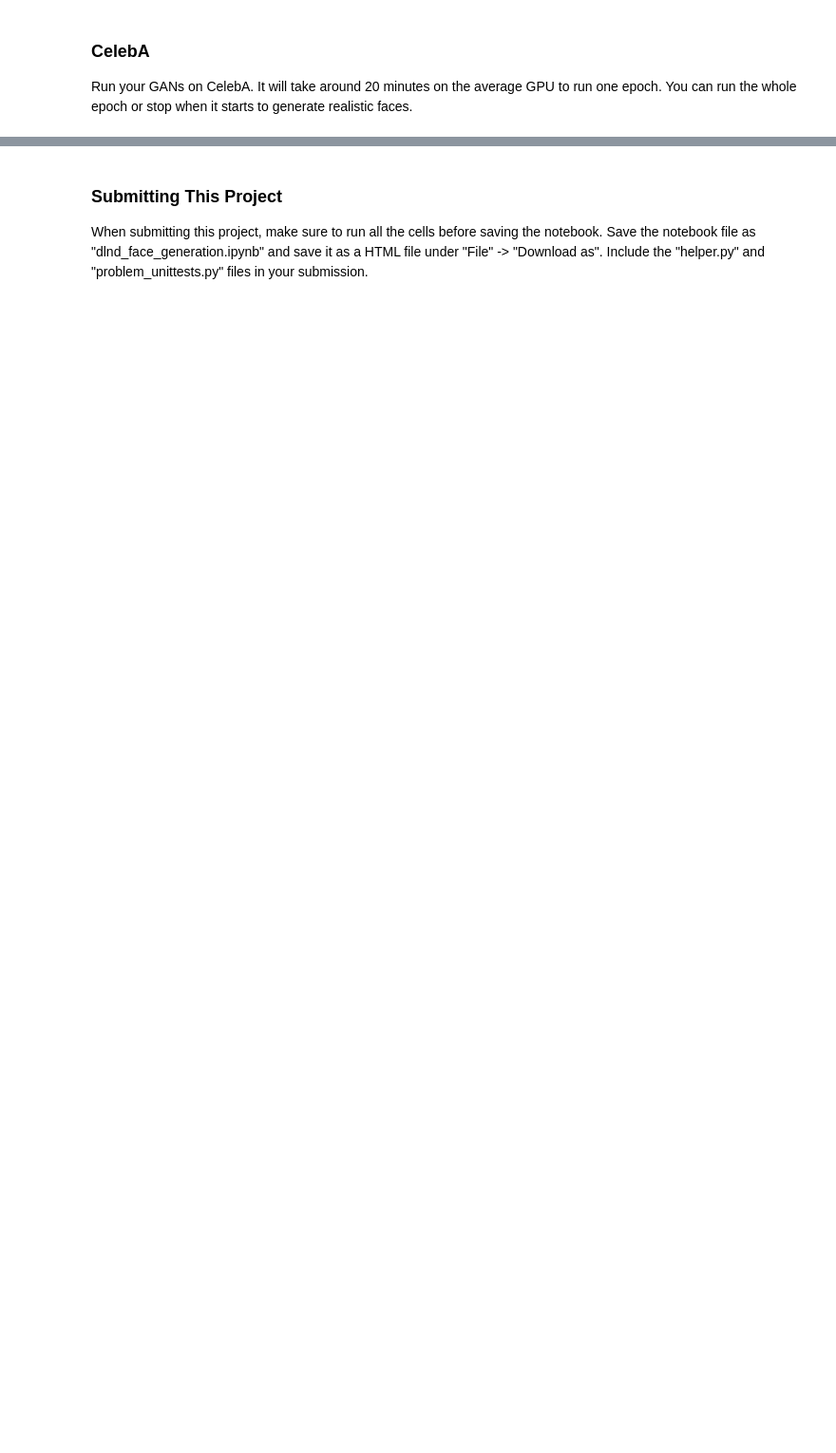
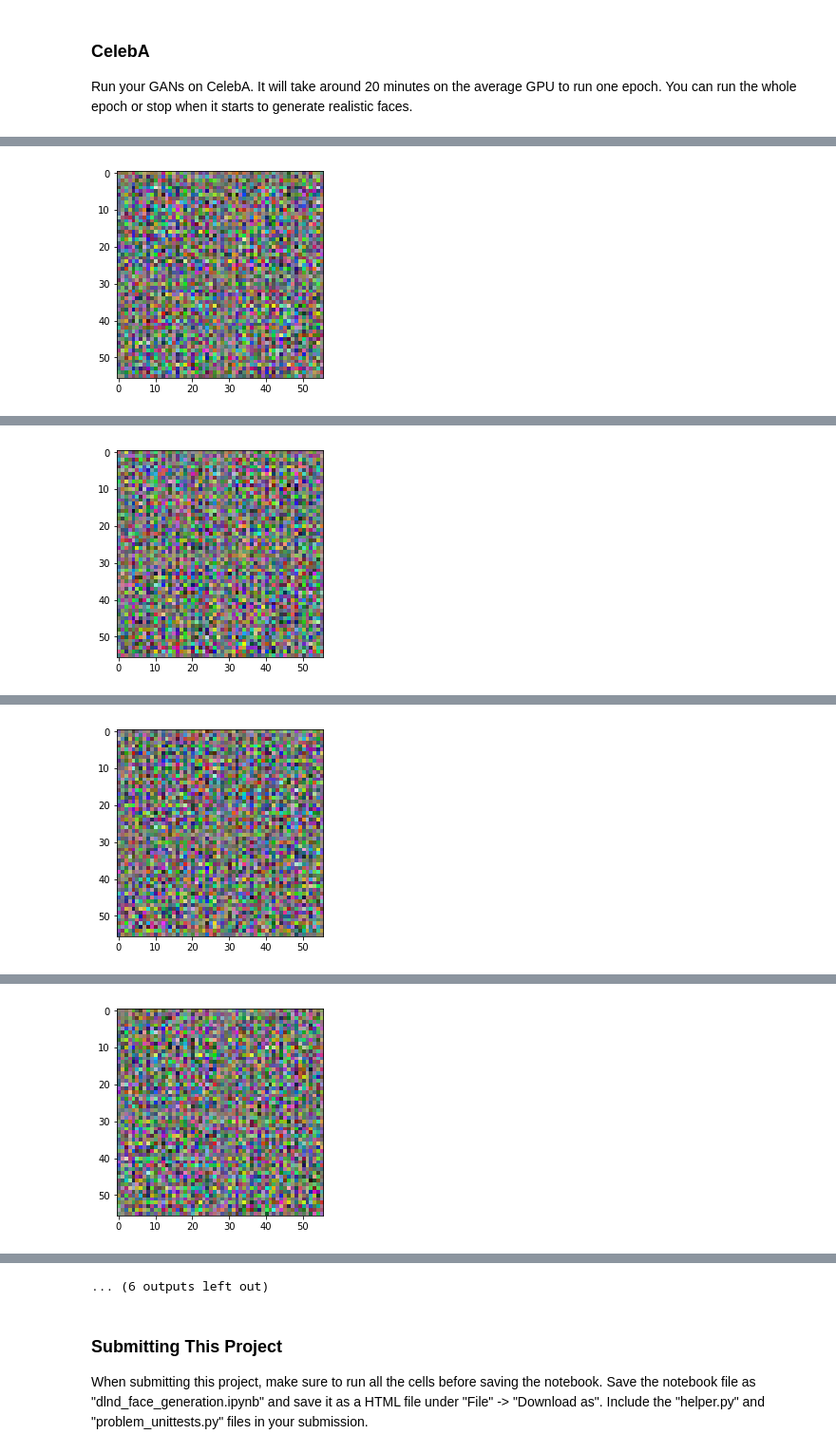
Before and after one commit to vijpandaturtle/face-generator-GAN, a Jupyter notebook: dlnd_face_generation.ipynb, the cells around one changed output, grey strips where cells are left out. Shown: that part at 95% size. Drawn from its saved outputs; the diff is of its cells as text; code cells hidden in the pictures; blank space fills up the shorter version.

```diff
--- a/dlnd_face_generation.ipynb
+++ b/dlnd_face_generation.ipynb
@@ -383,8 +402,8 @@ Caused by op 'input_images', defined at:
 ### CelebA
 Run your GANs on CelebA.  It will take around 20 minutes on the average GPU to run one epoch.  You can run the whole epoch or stop when it starts to generate realistic faces.
 # %%
-batch_size = 128
-z_dim = 100
+batch_size = 512
+z_dim = 784
 learning_rate = 0.01
 beta1 = 0.3
 
@@ -398,3 +417,4 @@ celeba_dataset = helper.Dataset('celeba', glob(os.path.join(data_dir, 'img_align
 with tf.Graph().as_default():
     train(epochs, batch_size, z_dim, learning_rate, beta1, celeba_dataset.get_batches,
           celeba_dataset.shape, celeba_dataset.image_mode)
+# %% [output]
@@ -400,0 +431 @@ with tf.Graph().as_default():
+[figure, added]
@@ -400,0 +442 @@ with tf.Graph().as_default():
+[figure, added]
@@ -400,0 +453 @@ with tf.Graph().as_default():
+[figure, added]
@@ -400,0 +464 @@ with tf.Graph().as_default():
+[figure, added]
@@ -401,3 +487,4 @@ with tf.Graph().as_default():
+... (6 outputs left out)
 # %% [markdown]
 ### Submitting This Project
 When submitting this project, make sure to run all the cells before saving the notebook. Save the notebook file as "dlnd_face_generation.ipynb" and save it as a HTML file under "File" -> "Download as". Include the "helper.py" and "problem_unittests.py" files in your submission.
```
Also changed, not shown: parts of 3 cells of this notebook.
